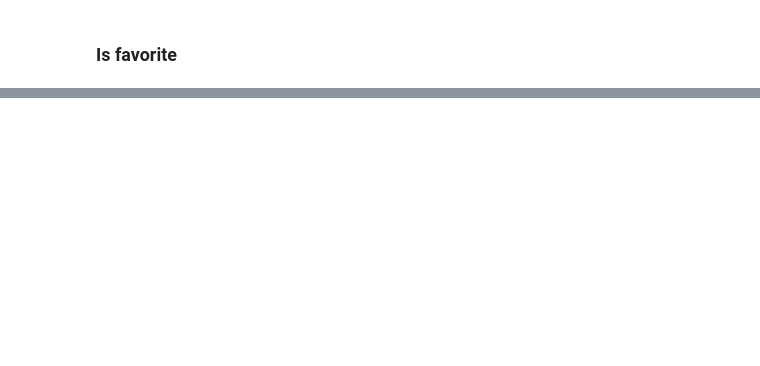
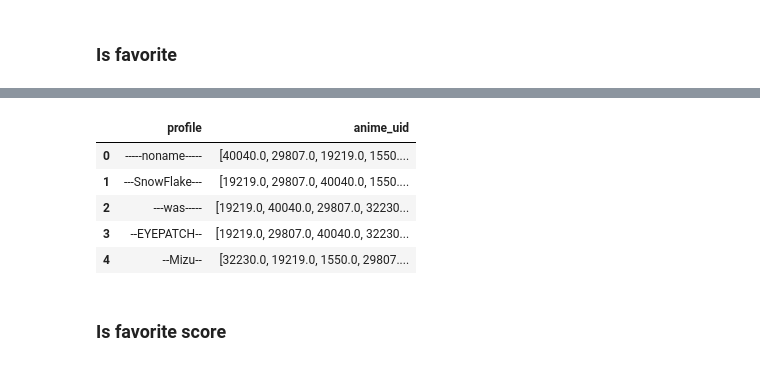
Before and after one commit to qxzjy/anime-recommendation-engine, a Jupyter notebook: notebook/RECO_02.ipynb, the cells around one changed output, grey strips where cells are left out. Saved outputs shown, nothing was run; the diff lists cells and outputs as text; code cells hidden in the pictures; blank space fills up the shorter version.

```diff
--- a/notebook/RECO_02.ipynb
+++ b/notebook/RECO_02.ipynb
@@ -393,0 +273,4 @@ print(df_score_reviews_based_reco.head())
+# %%
+df_sp_reviews_score, train, test = pyspark_df_with_train_test_split(df_als_reviews_score, 0.2, "profile", "anime_uid", "score")
+# %%
+model = als_tuning_and_predict(train, test, "profile", "anime_uid", "score")
@@ -393,0 +303,5 @@ print(df_score_reviews_based_reco.head())
+# %%
+df_score_reviews_based_reco = create_predictions_pandas_dataframe(model, df_sp_reviews_score, "profile", "anime_uid", "score")
+
+display(df_score_reviews_based_reco.head())
+# %% [output]
@@ -394 +311,7 @@ print(df_score_reviews_based_reco.head())
+|  | profile | anime_uid |
+| 0 | -----noname----- | [40040.0, 29807.0, 19219.0, 1550.... |
+| 1 | ---SnowFlake--- | [19219.0, 29807.0, 40040.0, 1550.... |
+| 2 | ---was----- | [19219.0, 40040.0, 29807.0, 32230... |
+| 3 | --EYEPATCH-- | [19219.0, 29807.0, 40040.0, 32230... |
+| 4 | --Mizu-- | [32230.0, 19219.0, 1550.0, 29807.... |
 # %%
@@ -395,0 +319,2 @@ df_score_reviews_based_reco.to_csv("../data/als_score_reviews_based_reco.csv", i
+# %% [markdown]
+### Is favorite score
```
Also changed, not shown: parts of 42 cells of this notebook.
